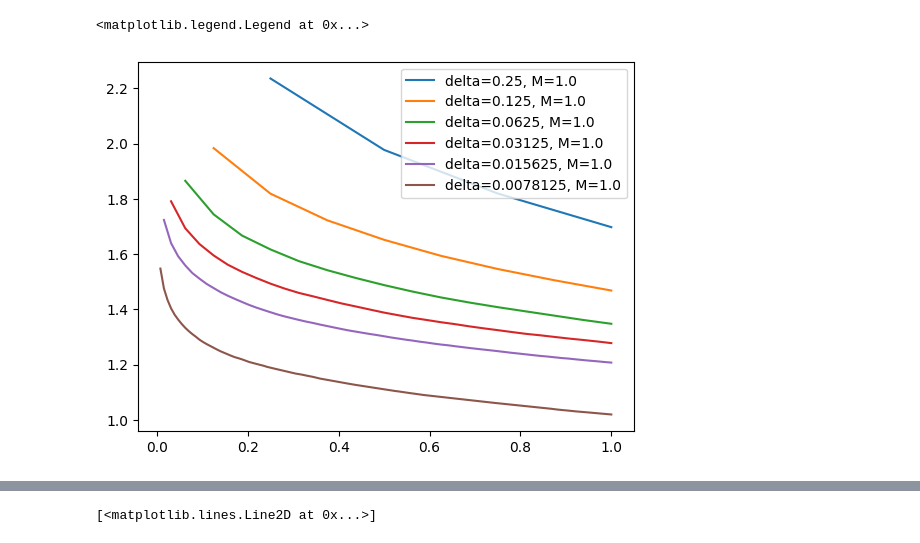
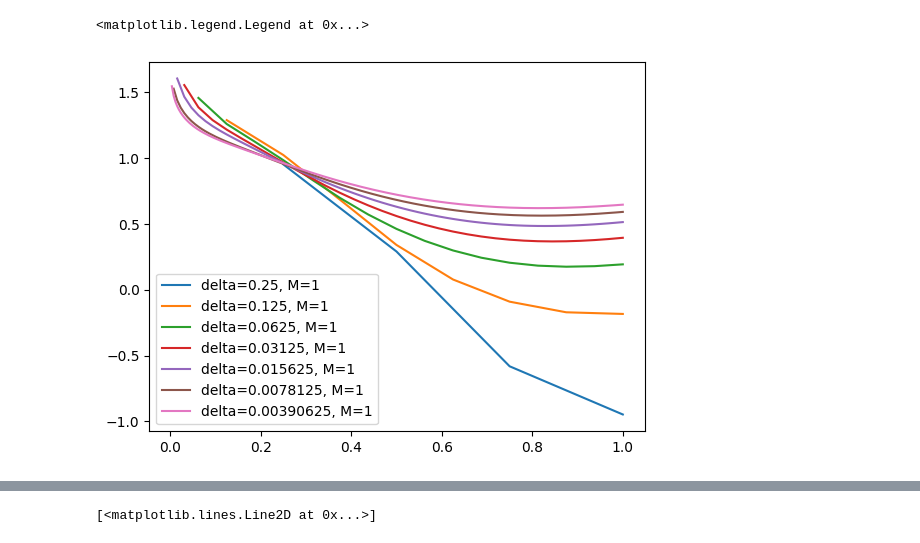
Before and after one commit to ylefay/bayesianSDEsolver, a Jupyter notebook: scripts/Untitled.ipynb, the cells around one changed output, grey strips where cells are left out. Drawn from its saved outputs; the diff is of its cells as text; code cells hidden in the pictures.

```diff
--- a/scripts/Untitled.ipynb
+++ b/scripts/Untitled.ipynb
@@ -8,29 +7,31 @@ ModuleNotFoundError: No module named 'sklearn'
 # %%
-Ns = jnp.array([4, 8, 16, 32, 64, 128])
-deltas = jnp.array([0.25, 0.125, 0.0625, 0.03125, 0.015625, 0.0078125])
-fineDeltas = Ns ** 1
+Ns = jnp.array([4, 8, 16, 32, 64, 128, 256])
+deltas = jnp.array([0.25, 0.125, 0.0625, 0.03125, 0.015625, 0.0078125, 0.00390625])
 fineDeltas = Ns ** 0
 Mdeltas = jnp.ones((len(deltas),)) * Ns ** 0
 Ndeltas = Ns
-solver = "ssm_parabola_ekf0"
-prefix = "IBM" + solver
+
 folder = "./"
+solver_name = "ekf0_ssm_"
+problem_name = "pendulum"
+prefix = solver_name + "_" + problem_name
+
 for n in range(len(Ndeltas)):
-    N = Ndeltas[n]
     delta = deltas[n]
-    M = Mdeltas[n]
-    fine = fineDeltas[n]
+    N = int(Ndeltas[n])
+    M = int(Mdeltas[n])
+    fine = int(fineDeltas[n])
     paths_1 = jnp.load(f'{folder}/{prefix}_pathwise_sols_{N}_{M}.npy')
     paths_2 = jnp.load(f'{folder}/{prefix}_pathwise_sols2_{N}_{fine}.npy')
     N = int(N)
     N += 1
     assert N == len(paths_1[0]) == len(paths_2[0])
     ts = jnp.linspace(0, 1, N)
     ranged = range(N)
     plt.plot(ts, jnp.log(jnp.mean(jnp.linalg.norm(paths_1 - paths_2, axis=-1), axis=0)) / jnp.log(delta),
              label=f'delta={delta}, M={M}')
 plt.legend()
 # %% [output]
 <matplotlib.legend.Legend at 0x...>
-[figure, old version]
+[figure, new version]
 # %%
```
Also changed, not shown: parts of 13 cells of this notebook, 9 other files.
